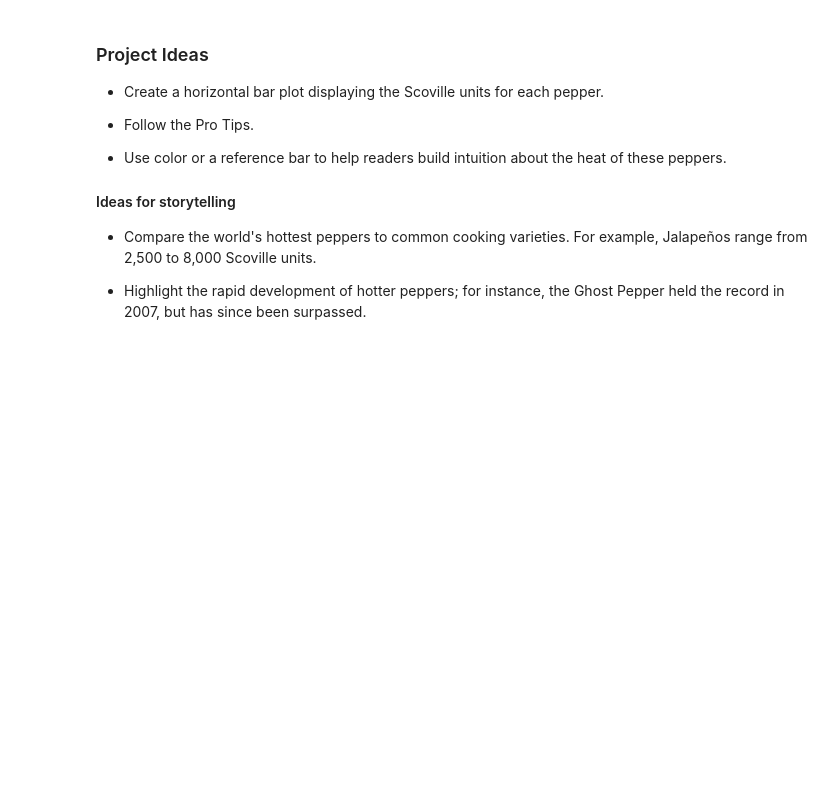
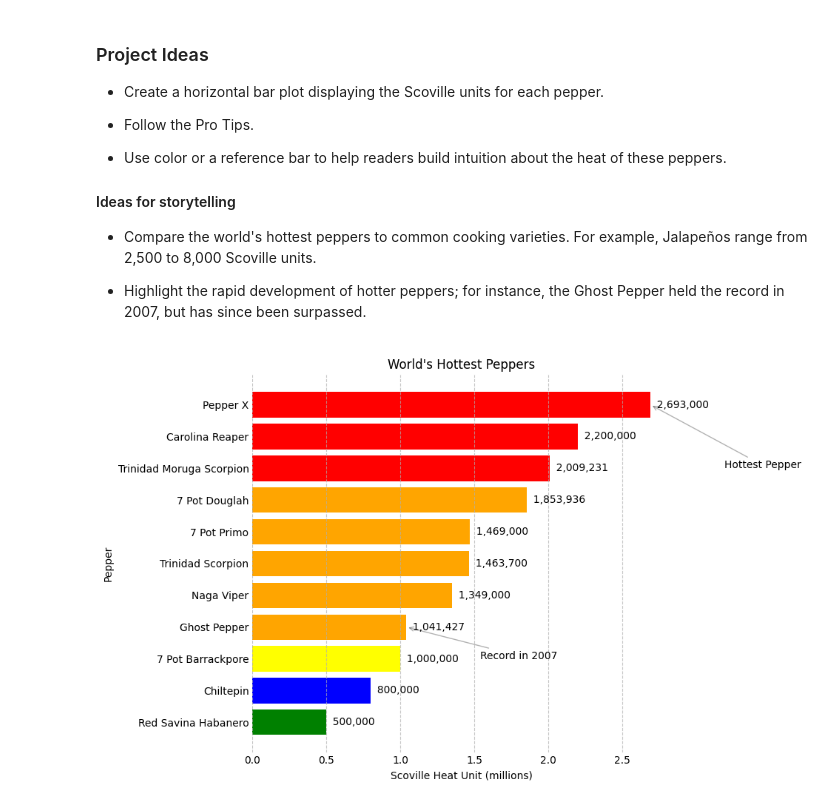
Before and after one commit to ojeduard/Data-Science-Essentials, a Jupyter notebook: Data_Visualization/Ended_Projects/spicy-peppers-project/spicy-peppers.ipynb, the cells around one changed output. Cells and saved outputs as stored; diff of their text form; code cells hidden in the pictures; blank space fills up the shorter version.

```diff
--- a/Data_Visualization/Ended_Projects/spicy-peppers-project/spicy-peppers.ipynb
+++ b/Data_Visualization/Ended_Projects/spicy-peppers-project/spicy-peppers.ipynb
@@ -51,0 +50,68 @@ df
+# %%
+# YOUR CODE HERE (add additional cells as needed)
+
+# Define the colors based on Scoville Heat Units
+df['color'] = df['scoville_heat_unit'].apply(
+    lambda x: 'red' if x > 2000000 else 'orange' if x > 1000000 else 'yellow' if x > 500000 else 'green'
+)
+
+# Add a reference point for the hottest pepper
+df.loc['ref']= ['Chiltepin', 800000, 'blue']
+
+# Sort the DataFrame by Scoville Heat Unit in ascending order
+df = df.sort_values(by='scoville_heat_unit', ascending=True)
+
+# Define functions for label and title
+def label_and_title(x_label, y_label, title):
+    plt.xlabel(x_label)
+    plt.ylabel(y_label)
+    plt.title(title)
+
+# Define functions for spines, ticks, and bar labels
+def spines_and_ticks():
+    ax = plt.gca()
+    ax.spines[['top', 'bottom', 'left', 'right']].set_visible(False)
+    ax.tick_params(axis='both', length=0)
+    ax.grid(axis='x', linestyle='--', alpha=0.7)
+
+# Define a function to label the bars with Scoville Heat Units
+def label_bars():
+    for _, row in df.iterrows():
+        x = row['scoville_heat_unit']
+        y = row['pepper']
+        offset_spacing = "  "
+        label = f"{offset_spacing}{x:,}"
+        plt.text(x / 1_000_000, y, label, va='center', ha='left', fontsize=10)
+
+def add_annotation():
+    max = df['scoville_heat_unit'].max() / 1_000_000
+    record_2007 = df[df['pepper'] == 'Ghost Pepper']['scoville_heat_unit'].values[0] / 1_000_000
+    plt.annotate(
+        'Hottest Pepper',
+        xy=(max, df['pepper'].iloc[-1]),
+        xytext=(df['scoville_heat_unit'].max() / 1_000_000 + 0.5, df['pepper'].iloc[-3]),
+        arrowprops=dict(arrowstyle='->', alpha=0.3),
+        fontsize=10,
+        color='black'
+    )
+
+    plt.annotate(
+        'Record in 2007',
+        xy=(record_2007, 'Ghost Pepper'),
+        xytext=(record_2007 + 0.5, df['pepper'].iloc[2]),
+        arrowprops=dict(arrowstyle='->', alpha=0.3),
+        fontsize=10,
+        color='black'
+    )
+
+plt.figure(figsize=(10, 6))
+plt.barh(df['pepper'], df['scoville_heat_unit'] / 1_000_000, color=df['color'])
+label_and_title('Scoville Heat Unit (millions)', 'Pepper',  'World\'s Hottest Peppers')
+spines_and_ticks()
+label_bars()
+add_annotation()
+
+plt.tight_layout()
+plt.show()
+# %% [output]
+[figure, added]
```
Also changed, not shown: parts of 3 cells of this notebook.
